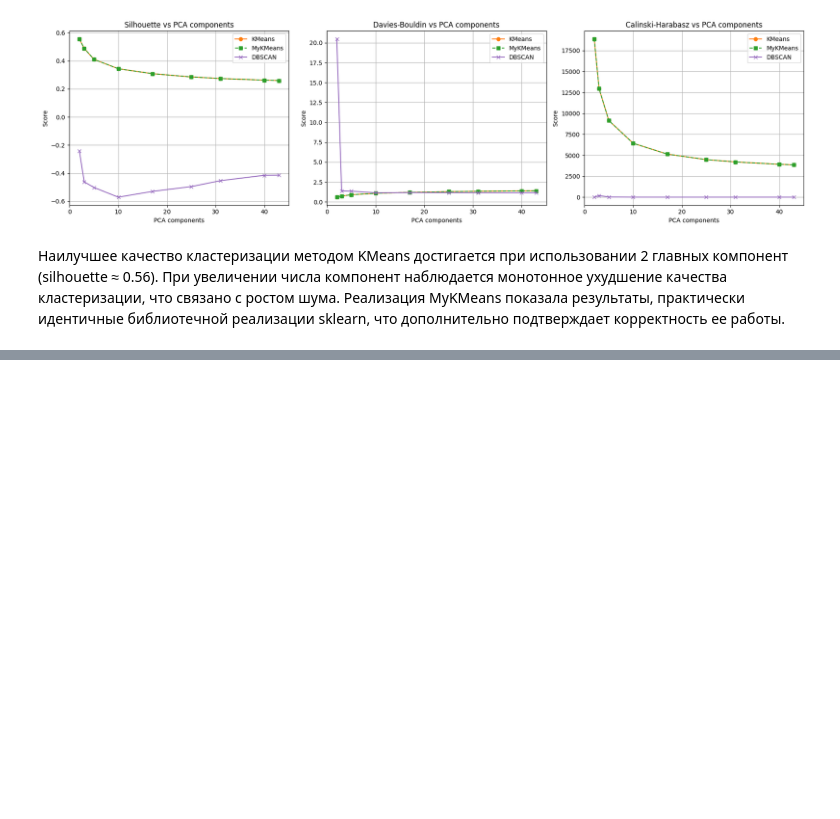
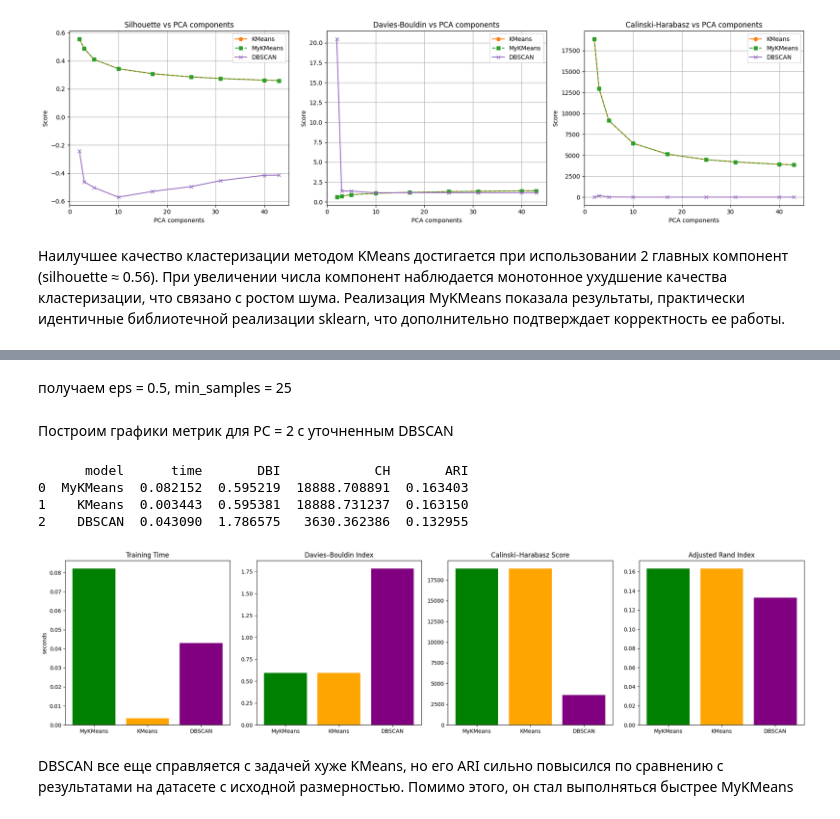
Before and after one commit to sofyak0zyreva/ml-course, a Jupyter notebook: homework/task6.ipynb, the cells around one changed output, grey strips where cells are left out. Cells and saved outputs as stored; diff of their text form; code cells hidden in the pictures; blank space fills up the shorter version.

```diff
--- a/homework/task6.ipynb
+++ b/homework/task6.ipynb
@@ -646,0 +714,2 @@ plt.show()
+# %% [markdown]
+получаем eps = 0.5, min_samples = 25
@@ -646,0 +718,2 @@ plt.show()
+# %% [markdown]
+Построим графики метрик для PC = 2 с уточненным DBSCAN
@@ -646,0 +728,14 @@ plt.show()
+# %%
+df_2d = pd.DataFrame(results)
+print(df_2d)
+# %% [output]
+      model      time       DBI            CH       ARI
+0  MyKMeans  0.082152  0.595219  18888.708891  0.163403
+1    KMeans  0.003443  0.595381  18888.731237  0.163150
+2    DBSCAN  0.043090  1.786575   3630.362386  0.132955
+# %%
+show_results(df_2d)
+# %% [output]
+[figure, added]
+# %% [markdown]
+DBSCAN все еще справляется с задачей хуже KMeans, но его ARI сильно повысился по сравнению с результатами на датасете с исходной размерностью. Помимо этого, он стал выполняться быстрее MyKMeans
```
Also changed, not shown: parts of 22 cells of this notebook.
